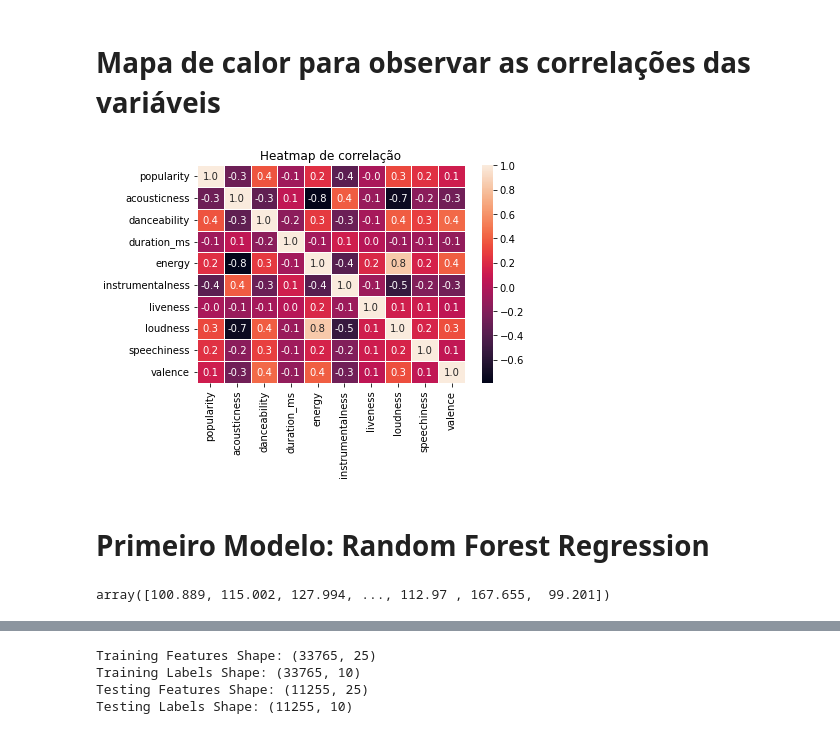
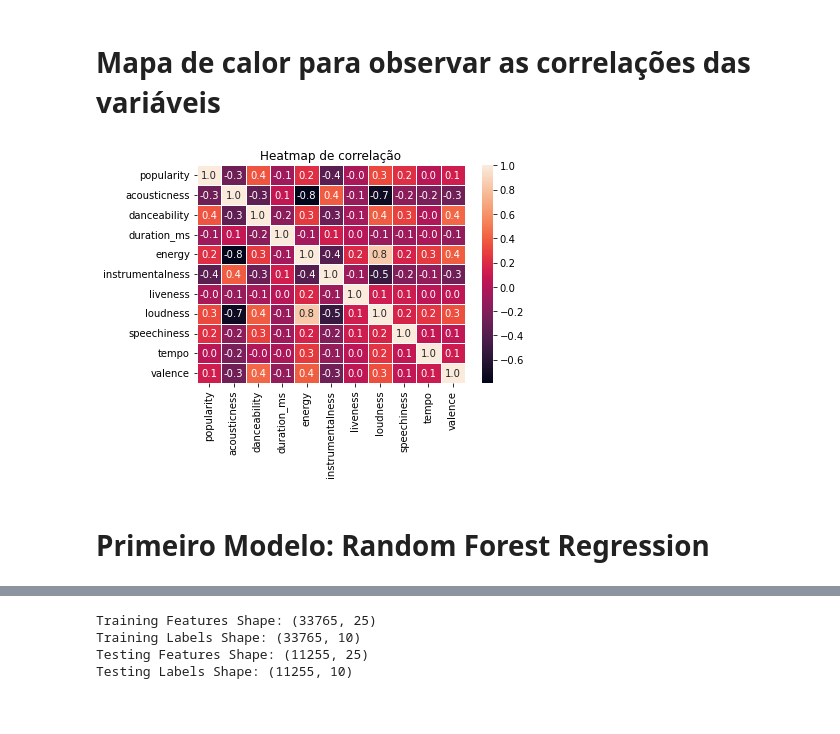
Before and after one commit to Gabriela321733/Projeto_2_Cdados, a Jupyter notebook: dados.ipynb, the cells around one changed output, grey strips where cells are left out. Drawn from its saved outputs; the diff is of its cells as text; code cells hidden in the pictures.

```diff
--- a/dados.ipynb
+++ b/dados.ipynb
@@ -212,17 +225,13 @@ df.boxplot(column=feature, by='music_genre');
 # %% [markdown]
 # Mapa de calor para observar as correlações das variáveis
 # %%
-sn.heatmap(df.drop(columns=['instance_id']).corr(), annot=True, fmt=".1f", linewidths=.6)
+sn.heatmap(df.corr(), annot=True, fmt=".1f", linewidths=.6)
 plt.title('Heatmap de correlação')
 plt.show()
 # %% [output]
-[figure, old version]
+[figure, new version]
 # %% [markdown]
 # **Primeiro Modelo:** Random Forest Regression
-# %%
-df['tempo'].unique()
-# %% [output]
-array([100.889, 115.002, 127.994, ..., 112.97 , 167.655,  99.201])
 # %%
 rfdf = pd.get_dummies(df)
 
```
Also changed, not shown: parts of 21 cells of this notebook.
